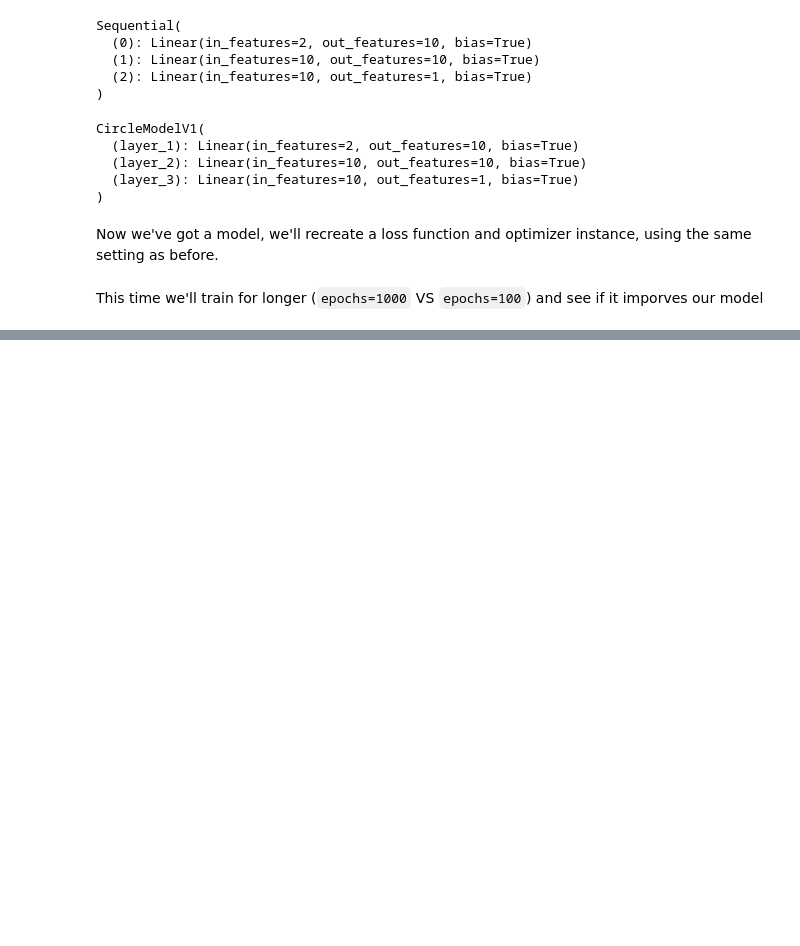
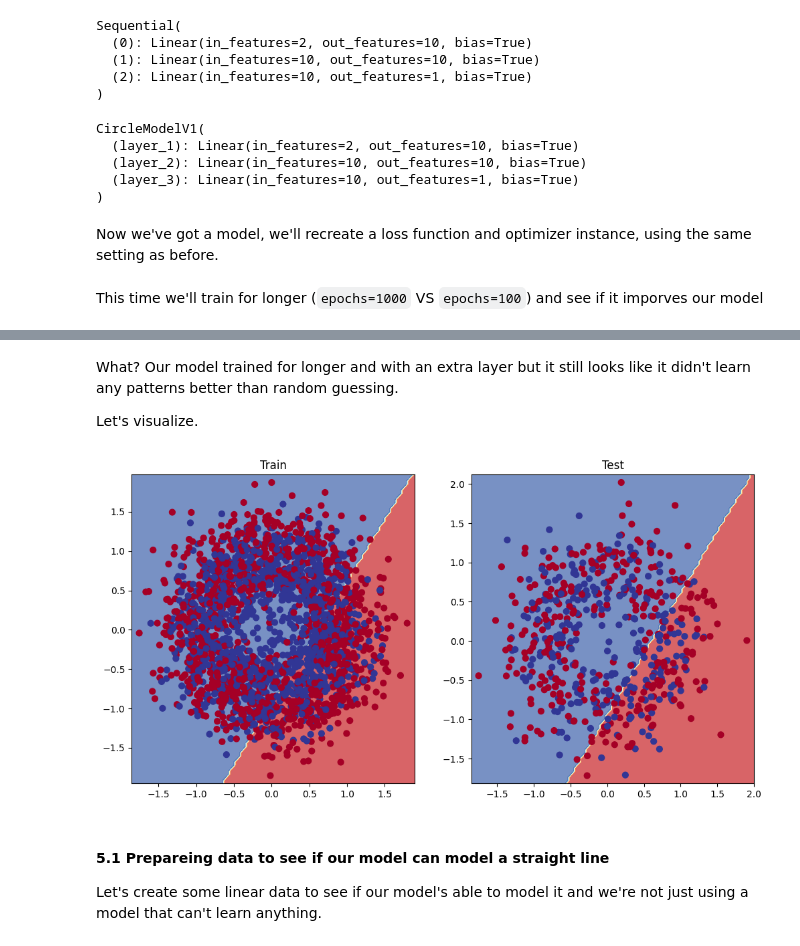
Before and after one commit to mahfuz-raihan/imClassDeep, a Jupyter notebook: imClass.ipynb, the cells around one changed output, grey strips where cells are left out. Saved outputs shown, nothing was run; the diff lists cells and outputs as text; code cells hidden in the pictures; blank space fills up the shorter version.

```diff
--- a/imClass.ipynb
+++ b/imClass.ipynb
@@ -421,7 +421,7 @@ for epoch in range(epochs):
     model_v3.train()
 
     # 1. forward pass (model output row logits)
-    y_logits = model_v3(X_train).square() # squeeze to remove extra '1'
+    y_logits = model_v3(X_train).squeeze() # squeeze to remove extra '1'
     y_pred = torch.round(torch.sigmoid(y_logits)) # turn logits to prediction
 
     # 2. calcualte the loss / accuracy fucntion
@@ -456,0 +466,19 @@ ValueError: Target size (torch.Size([2400])) must be the same as input size (tor
+# %% [markdown]
+
+What? Our model trained for longer and with an extra layer but it still looks like it didn't learn any patterns better than random guessing.
+
+Let's visualize.
+# %%
+# plot decision bounderies for trainig and test dataset
+plt.figure(figsize=(12, 6))
+plt.subplot(121)
+plt.title("Train")
+plot_decision_boundary(model_v3, X_train, y_train)
+plt.subplot(122)
+plt.title("Test")
+plot_decision_boundary(model_v3, X_test, y_test)
+# %% [output]
+[figure, added]
+# %% [markdown]
+#### 5.1 Prepareing data to see if our model can model a straight line
+Let's create some linear data to see if our model's able to model it and we're not just using a model that can't learn anything.
```
Also changed, not shown: parts of 20 cells of this notebook, 1 other file.
